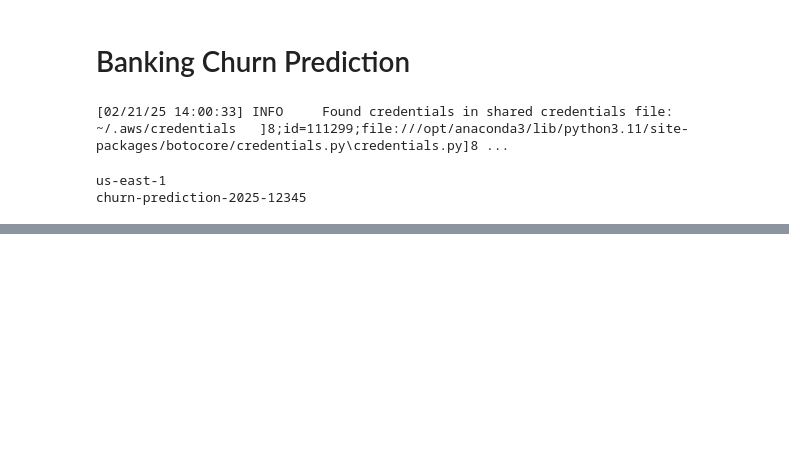
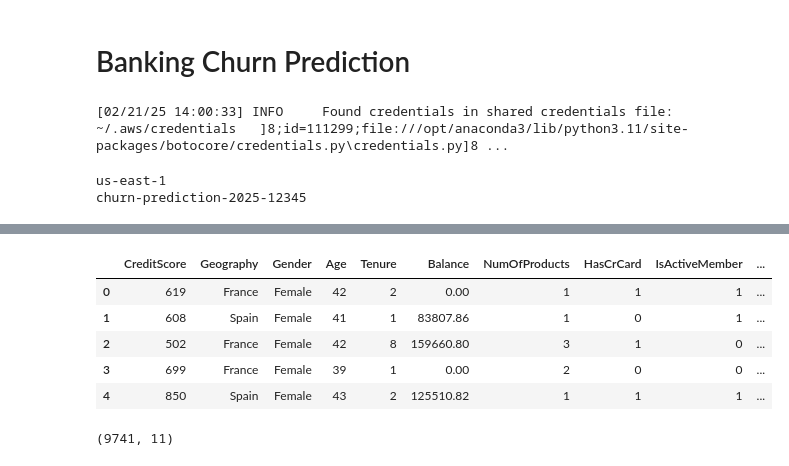
Before and after one commit to SHK2805/banking-churn-prediction-aws-sagemaker, a Jupyter notebook: notebooks/churn.ipynb, the cells around one changed output, grey strips where cells are left out. Saved outputs shown, nothing was run; the diff lists cells and outputs as text; code cells hidden in the pictures; blank space fills up the shorter version.

```diff
--- a/notebooks/churn.ipynb
+++ b/notebooks/churn.ipynb
@@ -30,0 +168,25 @@ df.shape
+# %%
+# drop the columns
+df = df.drop(['RowNumber', 'CustomerId', 'Surname'], axis=1)
+df.head()
+# %% [output]
+|  | CreditScore | Geography | Gender | Age | Tenure | Balance | NumOfProducts | HasCrCard | IsActiveMember | ... |
+| 0 | 619 | France | Female | 42 | 2 | 0.00 | 1 | 1 | 1 | ... |
+| 1 | 608 | Spain | Female | 41 | 1 | 83807.86 | 1 | 0 | 1 | ... |
+| 2 | 502 | France | Female | 42 | 8 | 159660.80 | 3 | 1 | 0 | ... |
+| 3 | 699 | France | Female | 39 | 1 | 0.00 | 2 | 0 | 0 | ... |
+| 4 | 850 | Spain | Female | 43 | 2 | 125510.82 | 1 | 1 | 1 | ... |
+# %%
+# outliers
+"""
+calculates the z-scores for numerical columns in the DataFrame df,
+identifies rows with z-scores greater than 3 (outliers),
+removes those rows, keeping only the data points that are within 3 standard deviations from the mean.
+"""
+from scipy import stats
+import numpy as np
+z = np.abs(stats.zscore(df.select_dtypes(include=[np.number])))
+df = df[(z < 3).all(axis=1)]
+df.shape
+# %% [output]
+(9741, 11)
```
Also changed, not shown: parts of 16 cells of this notebook.
